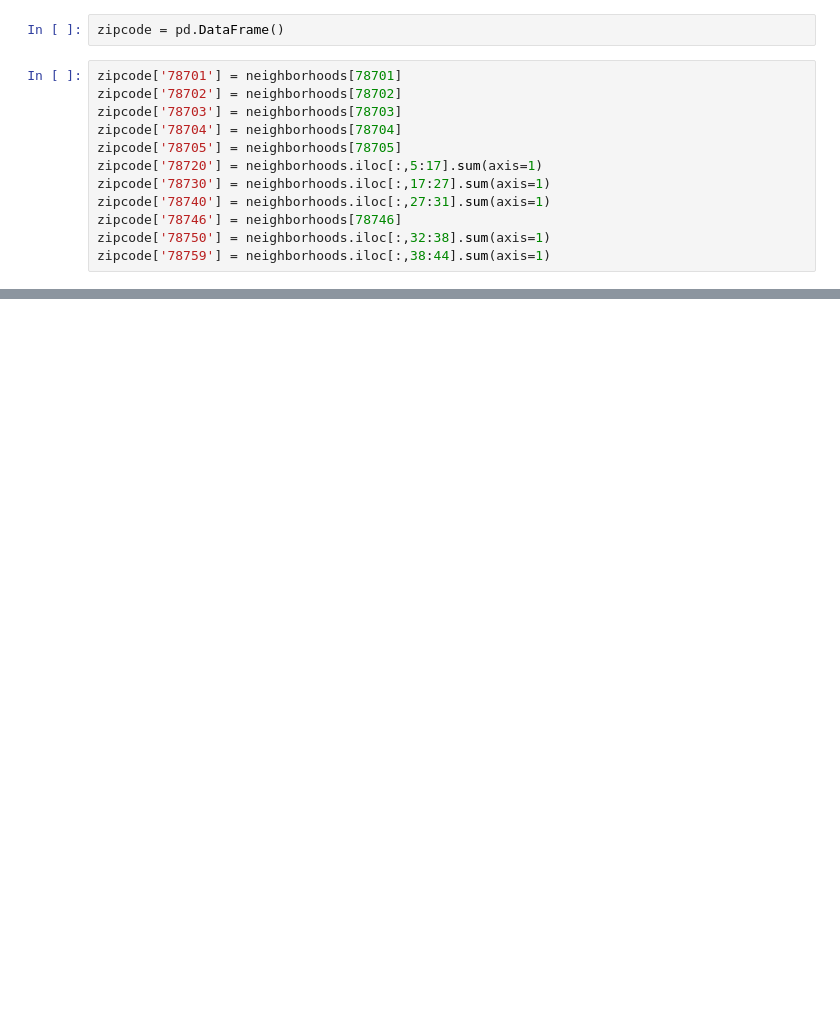
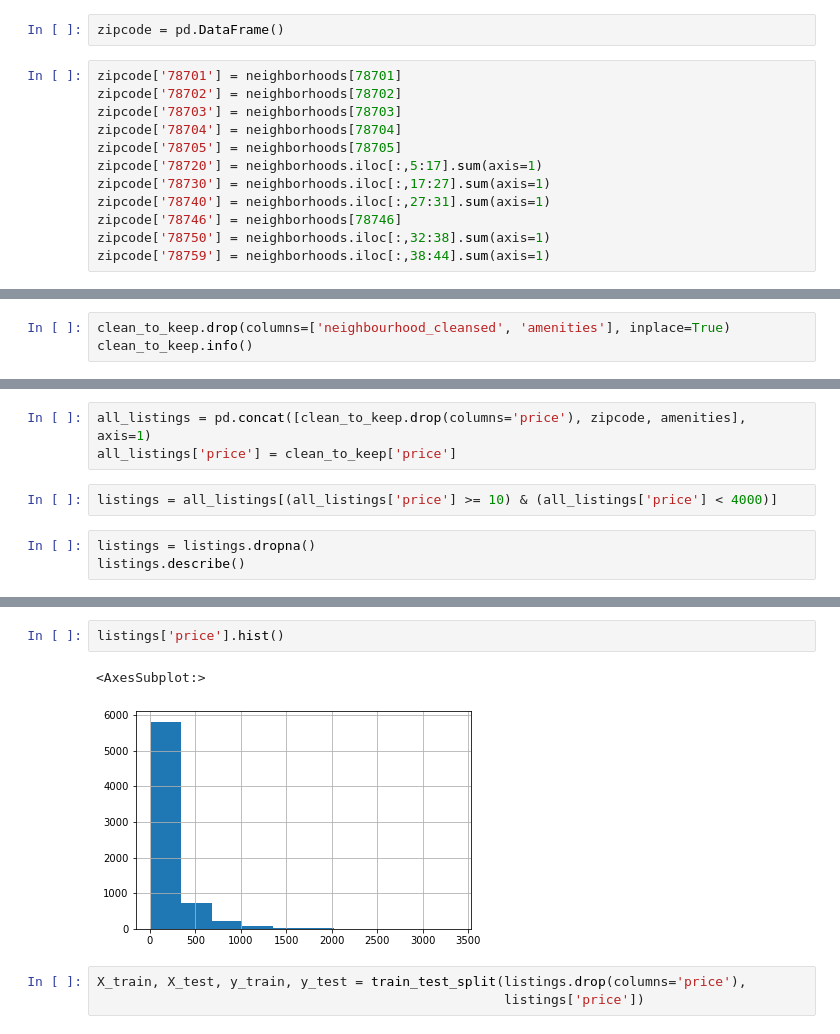
Before and after one commit to rezaganj/Capstone2-Airbnb-Price-Prediction, a Jupyter notebook: notebooks/airbnb_main.ipynb, the cells around one changed output, grey strips where cells are left out. Saved outputs shown, nothing was run; the diff lists cells and outputs as text; blank space fills up the shorter version.

```diff
--- a/notebooks/airbnb_main.ipynb
+++ b/notebooks/airbnb_main.ipynb
@@ -477,0 +442,3 @@ memory usage: 1.4+ MB
+# %%
+clean_to_keep.drop(columns=['neighbourhood_cleansed', 'amenities'], inplace=True)
+clean_to_keep.info()
@@ -477,0 +463,8 @@ memory usage: 1.4+ MB
+# %%
+all_listings = pd.concat([clean_to_keep.drop(columns='price'), zipcode, amenities], axis=1)
+all_listings['price'] = clean_to_keep['price']
+# %%
+listings = all_listings[(all_listings['price'] >= 10) & (all_listings['price'] < 4000)]
+# %%
+listings = listings.dropna()
+listings.describe()
@@ -477,0 +482,8 @@ memory usage: 1.4+ MB
+# %%
+listings['price'].hist()
+# %% [output]
+<AxesSubplot:>
+[figure, added]
+# %%
+X_train, X_test, y_train, y_test = train_test_split(listings.drop(columns='price'),
+                                                    listings['price'])
```
Also changed, not shown: parts of 30 cells of this notebook.
